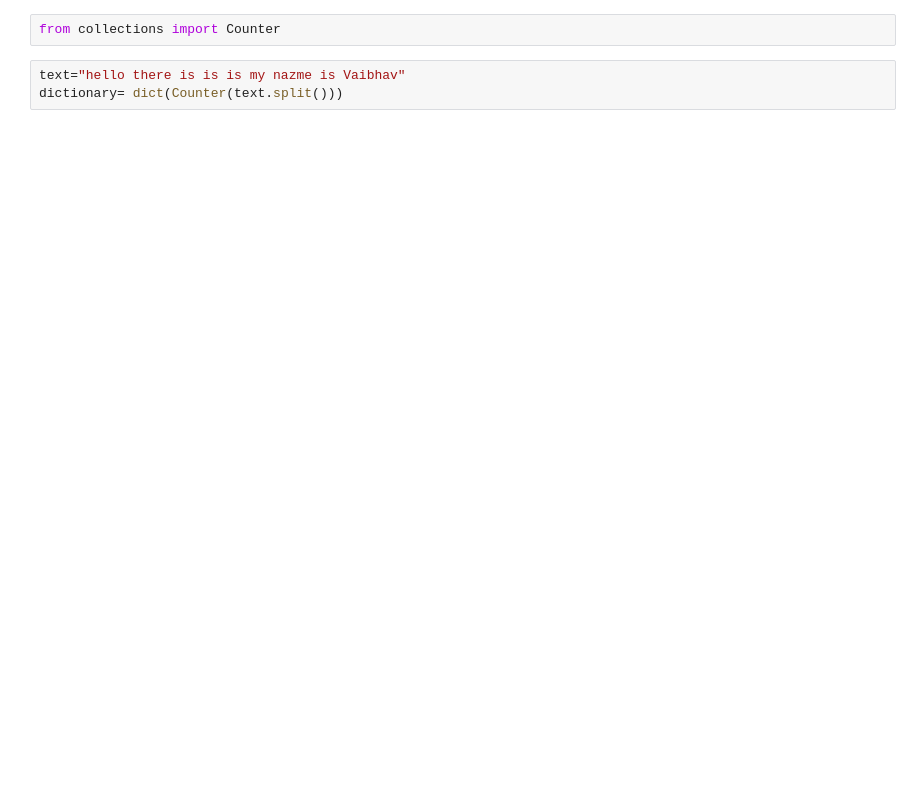
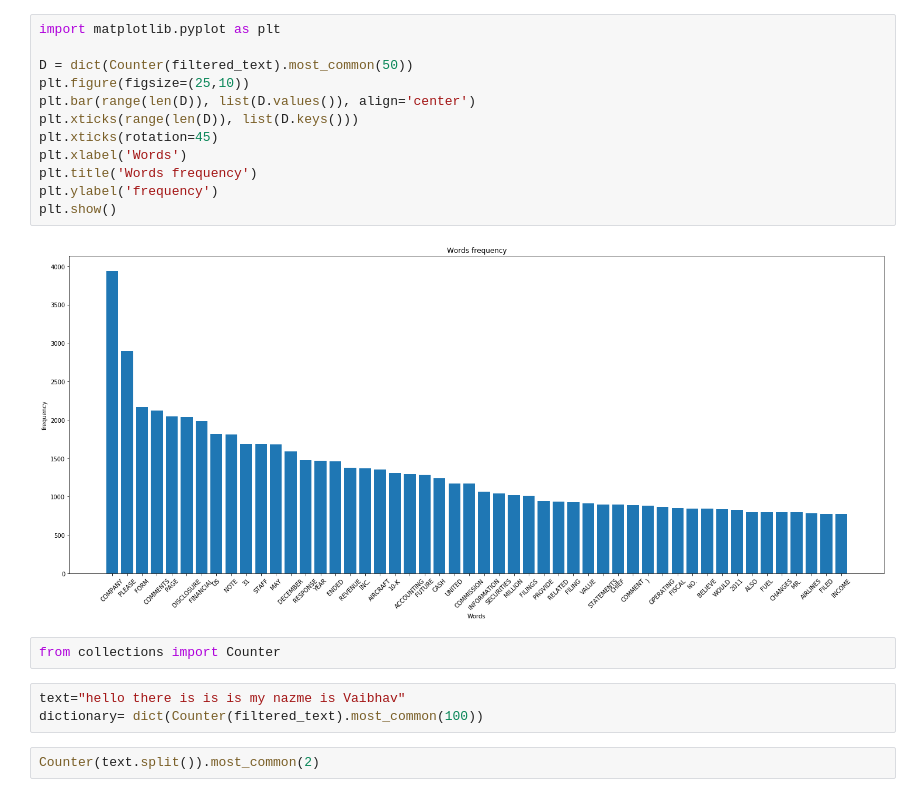
Before and after one commit to MacarielAerial/Accounting_Text_Analytics, a Jupyter notebook: Untitled.ipynb, the cells around one changed output. Saved outputs shown, nothing was run; the diff lists cells and outputs as text; blank space fills up the shorter version.

```diff
--- a/Untitled.ipynb
+++ b/Untitled.ipynb
@@ -13,5 +14,21 @@ plt.imshow(wc)
+# %%
+import matplotlib.pyplot as plt
+
+D = dict(Counter(filtered_text).most_common(50))
+plt.figure(figsize=(25,10))
+plt.bar(range(len(D)), list(D.values()), align='center')
+plt.xticks(range(len(D)), list(D.keys()))
+plt.xticks(rotation=45)
+plt.xlabel('Words')
+plt.title('Words frequency')
+plt.ylabel('frequency')
+plt.show()
+# %% [output]
+[figure, added]
 # %%
 from collections import Counter
 # %%
 text="hello there is is is my nazme is Vaibhav"
-dictionary= dict(Counter(text.split()))
+dictionary= dict(Counter(filtered_text).most_common(100))
+# %%
+Counter(text.split()).most_common(2)
```
Also changed, not shown: parts of 10 cells of this notebook, 8 other files.
